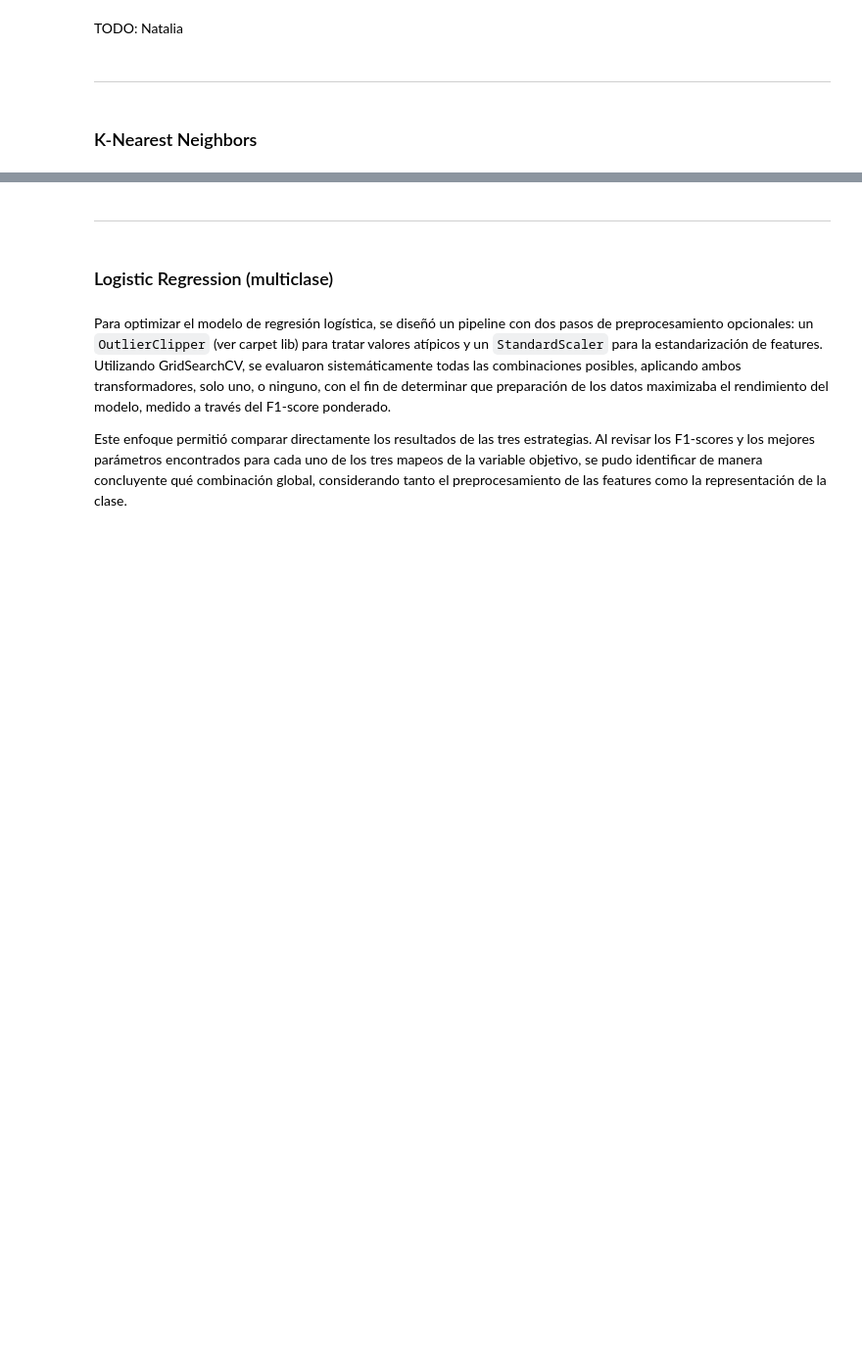
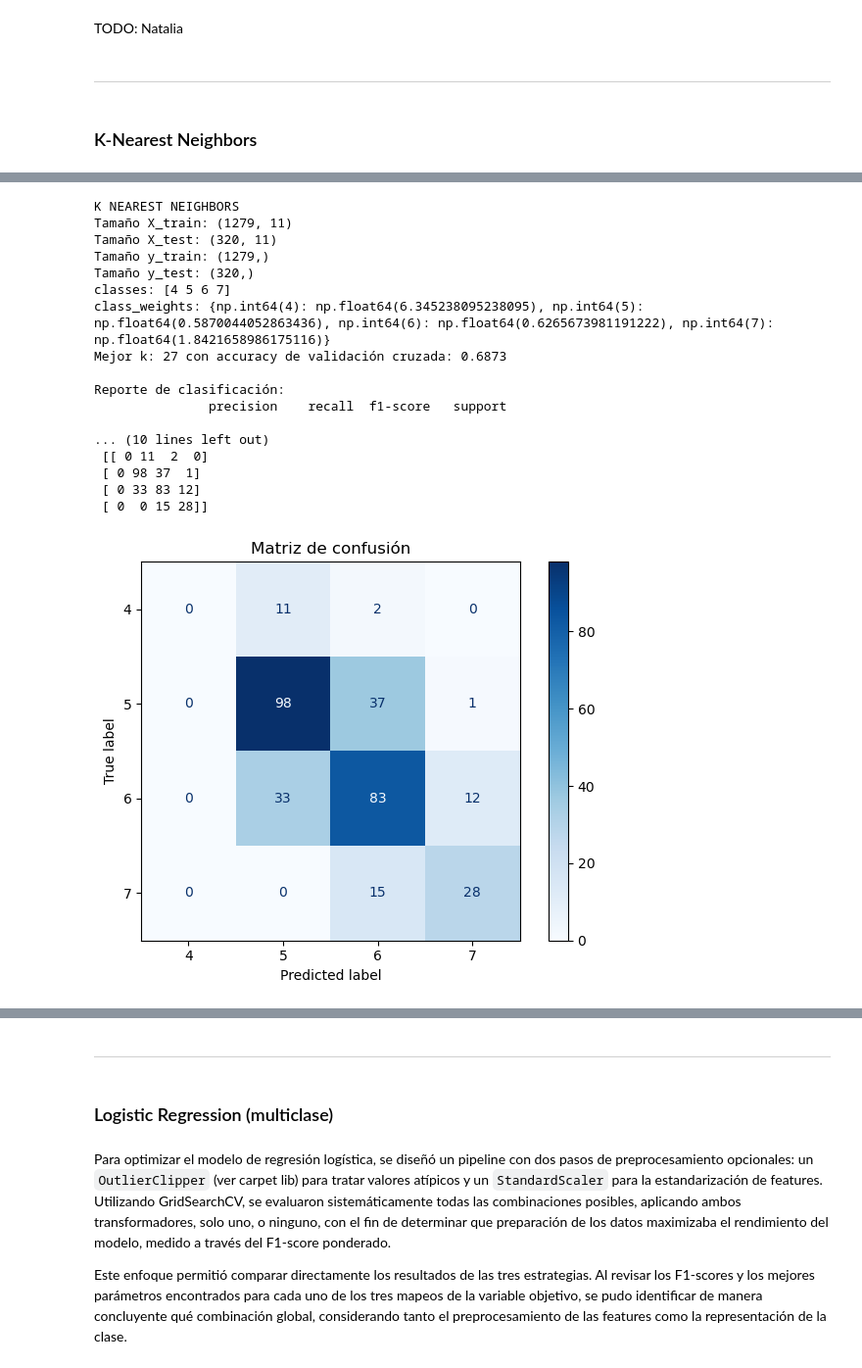
Before and after one commit to joseaviani/CEIA-AMq-TP, a Jupyter notebook: src/AMq-TP-Co20.ipynb, the cells around one changed output, grey strips where cells are left out. Shown at 98% size. Cells and saved outputs as stored; diff of their text form; code cells hidden in the pictures; blank space fills up the shorter version.

```diff
--- a/src/AMq-TP-Co20.ipynb
+++ b/src/AMq-TP-Co20.ipynb
@@ -381,0 +504,41 @@ if EJECUTAR_K_NEAREST_NEIGHBORS:
+# %%
+y = y.map({3:4, 4:4, 5:5, 6:6, 7:7, 8:7})
+
+# 3) División en train y test
+X_train, X_test, y_train, y_test = train_test_split(
+    X, y, test_size=0.2, random_state=42, stratify=y
+)
+
+# calcular pesos de las clases
+classes = np.sort(y.unique())
+class_weights = compute_class_weight(class_weight='balanced', classes=classes, y=y)
+class_weights = dict(zip(classes, class_weights))
+
+# 4) Llamar a la función final
+artifacts = K_Nearest_Neighbors(
+    X_train, X_test, y_train, y_test,
+    classes=classes,
+    class_weights=class_weights,
+    k_grid=range(1, 31),   # probar k=1..30
+    cv=5,
+    weights='distance'
+)
+# %% [output]
+K NEAREST NEIGHBORS
+Tamaño X_train: (1279, 11)
+Tamaño X_test: (320, 11)
+Tamaño y_train: (1279,)
+Tamaño y_test: (320,)
+classes: [4 5 6 7]
+class_weights: {np.int64(4): np.float64(6.345238095238095), np.int64(5): np.float64(0.5870044052863436), np.int64(6): np.float64(0.6265673981191222), np.int64(7): np.float64(1.8421658986175116)}
+Mejor k: 27 con accuracy de validación cruzada: 0.6873
+
+Reporte de clasificación:
+               precision    recall  f1-score   support
+
+... (10 lines left out)
+ [[ 0 11  2  0]
+ [ 0 98 37  1]
+ [ 0 33 83 12]
+ [ 0  0 15 28]]
+[figure, added]
```
Also changed, not shown: parts of 10 cells of this notebook.
